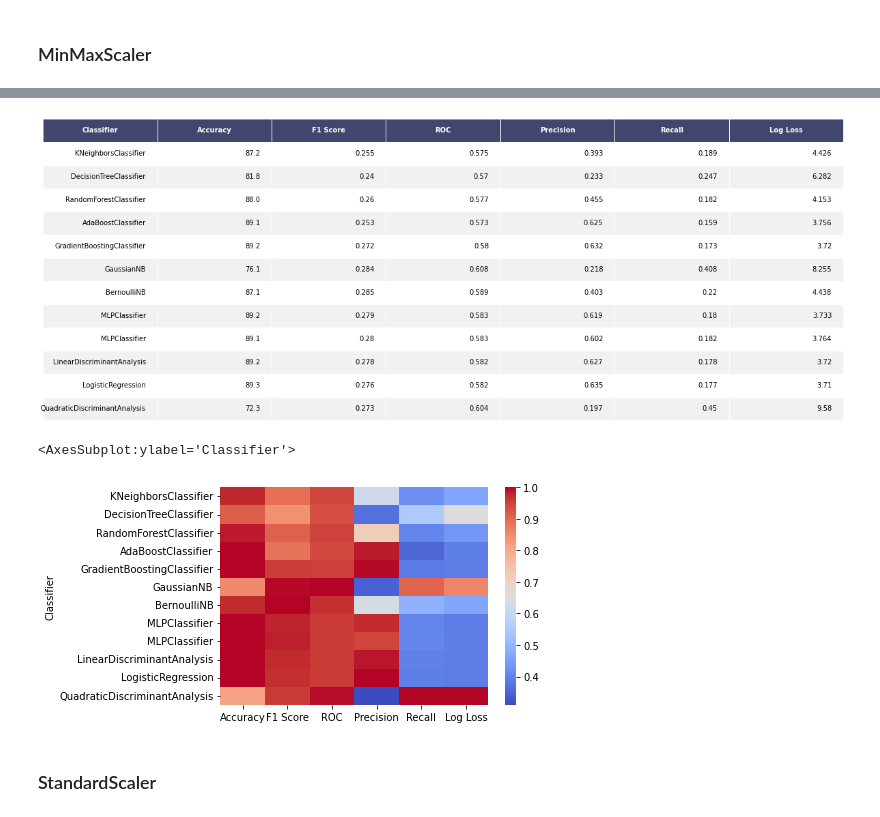
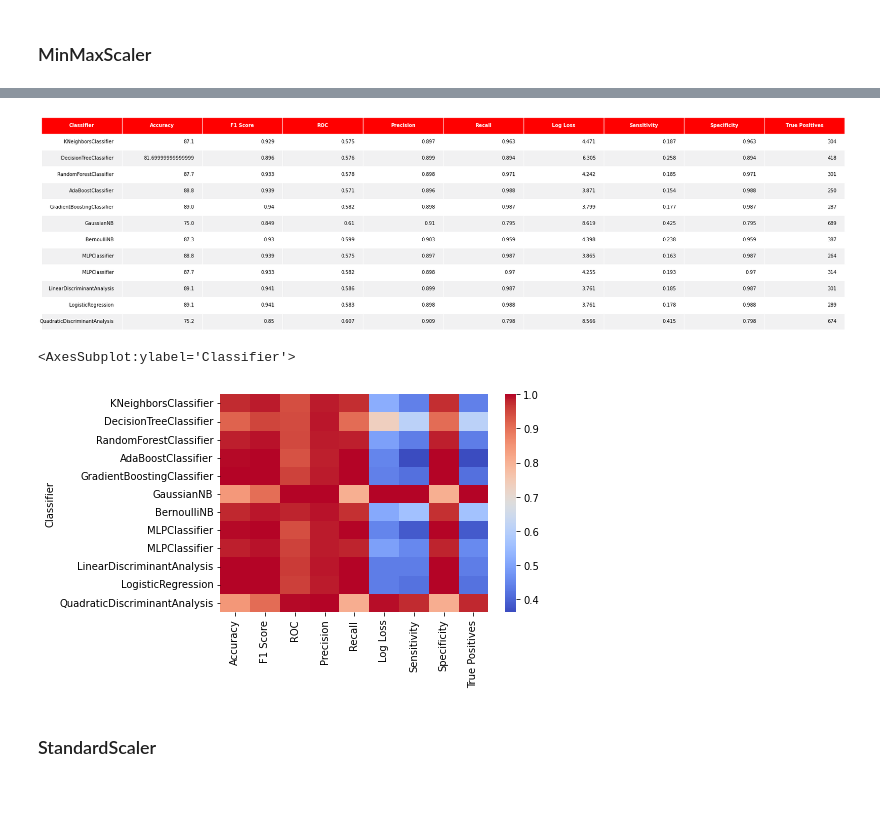
Before and after one commit to sfreagin/ADS_500B_project, a Jupyter notebook: group_project/Classifier_Comparison3_removevariables.ipynb, the cells around one changed output, grey strips where cells are left out. Drawn from its saved outputs; the diff is of its cells as text; code cells hidden in the pictures.

Commit message:
working changes for specificity, sensitivity, true positives

```diff
--- a/group_project/Classifier_Comparison3_removevariables.ipynb
+++ b/group_project/Classifier_Comparison3_removevariables.ipynb
@@ -65,7 +65,7 @@ bank_main_df.describe()
 bank_main_df['prior_contact'] = [ 0 if bank_main_df['pdays'][i] == -1 else 1 for i in range(len(bank_main_df))]
 
 #replacing the yes/no categorical values with 1/0 binary digits
-bank_main_df['deposit'] = [1 if (bank_main_df['deposit'][i] == 'yes') else 0 for i in range(len(bank_main_df)) ]
+bank_main_df['deposit'] = [0 if (bank_main_df['deposit'][i] == 'yes') else 1 for i in range(len(bank_main_df)) ]
 
 #convert the "day" field to a categorical variable
 bank_main_df['day'] = pd.Categorical(bank_main_df['day'])
@@ -172,7 +172,7 @@ classifiers = [
     QuadraticDiscriminantAnalysis(), # works
 ]
 
-log_cols=["Classifier", "Accuracy", "F1 Score", "ROC", "Precision", "Recall", "Log Loss"]
+log_cols=["Classifier", "Accuracy", "F1 Score", "ROC", "Precision", "Recall", "Log Loss", "Sensitivity", "Specificity","True Positives"]
 log = pd.DataFrame(columns=log_cols)
 
 for clf in classifiers:
@@ -209,6 +209,20 @@ for clf in classifiers:
     recall = recall_.round(3)
     print("Recall Score: {}".format(recall))
 
+    TP = confusion_matrix(y_test,train_predictions).ravel()[0]
+    FN = confusion_matrix(y_test,train_predictions).ravel()[1]
+    sensitivity_ = TP / (TP + FN)
+    sensitivity = sensitivity_.round(3)
+    print("Sensitivty Score: {}".format(sensitivity))
+
+    TN = confusion_matrix(y_test,train_predictions).ravel()[3]
+    FP = confusion_matrix(y_test,train_predictions).ravel()[2]
+    specificity_ = TN / (TN + FP)
+    specificity = specificity_.round(3)
+    print("Specificity Score: {}".format(specificity))
+
+    true_positives = confusion_matrix(y_test,train_predictions).ravel()[0]
+
     print(f"\nClassic train score: {np.round(clf.score(X_train, y_train),4)}")
     print(f"Classic test score: {np.round(clf.score(X_test, y_test),4)}")
     confusion_matrix_ = confusion_matrix(y_test, train_predictions)
@@ -219,7 +233,7 @@ for clf in classifiers:
     ll = ll_.round(3)
 #     print("Log Loss: {}".format(ll))
 
-    log_entry = pd.DataFrame([[name, acc*100, fbeta, roc, precision, recall, ll]], columns=log_cols)
+    log_entry = pd.DataFrame([[name, acc*100, fbeta, roc, precision, recall, ll, sensitivity, specificity, true_positives]], columns=log_cols)
     log = pd.concat([log,log_entry])
 
 # print("="*30)
@@ -272,30 +279,30 @@ Please also refer to the documentation for alternative solver options:
 # %%
 # Save DF as PNG
 def render_mpl_table(imputed_df, col_width=6.0, row_height=0.625, font_size=10,
-                     header_color='#40466e', row_colors=['#f1f1f2', 'w'], edge_color='w',
+                     header_color='red', row_colors=['#f1f1f2', 'w'], edge_color='w',
                      bbox=[0, 0, 1, 1], header_columns=0,
                      ax=None, **kwargs):
     if ax is None:
         size = (np.array(imputed_df.shape[::-1]) + np.array([0, 1])) * np.array([col_width, row_height])
         fig, ax = plt.subplots(figsize=size)
         ax.axis('off')
     mpl_table = ax.table(cellText=imputed_df.values, bbox=bbox, colLabels=imputed_df.columns, **kwargs)
     mpl_table.auto_set_font_size(False)
     mpl_table.set_fontsize(font_size)
 
     for k, cell in mpl_table._cells.items():
         cell.set_edgecolor(edge_color)
         if k[0] == 0 or k[1] < header_columns:
             cell.set_text_props(weight='bold', color='w')
             cell.set_facecolor(header_color)
         else:
             cell.set_facecolor(row_colors[k[0]%len(row_colors) ])
     return ax.get_figure(), ax
 
 fig,ax = render_mpl_table(log, header_columns=0, col_width=3.0)
 fig.savefig("table_mpl.png")
 # %% [output]
-[figure, old version]
+[figure, new version]
 # %%
 log1 = log.set_index('Classifier')
 
@@ -304,7 +311,7 @@ norm1_df = log1 / log1.max(0)
 sns.heatmap(norm1_df.astype('float'),cmap='coolwarm')
 # %% [output]
 <AxesSubplot:ylabel='Classifier'>
-[figure, old version]
+[figure, new version]
 # %% [markdown]
 ### StandardScaler
 # %%
```
Also changed, not shown: parts of 10 cells of this notebook, 1 other file.
